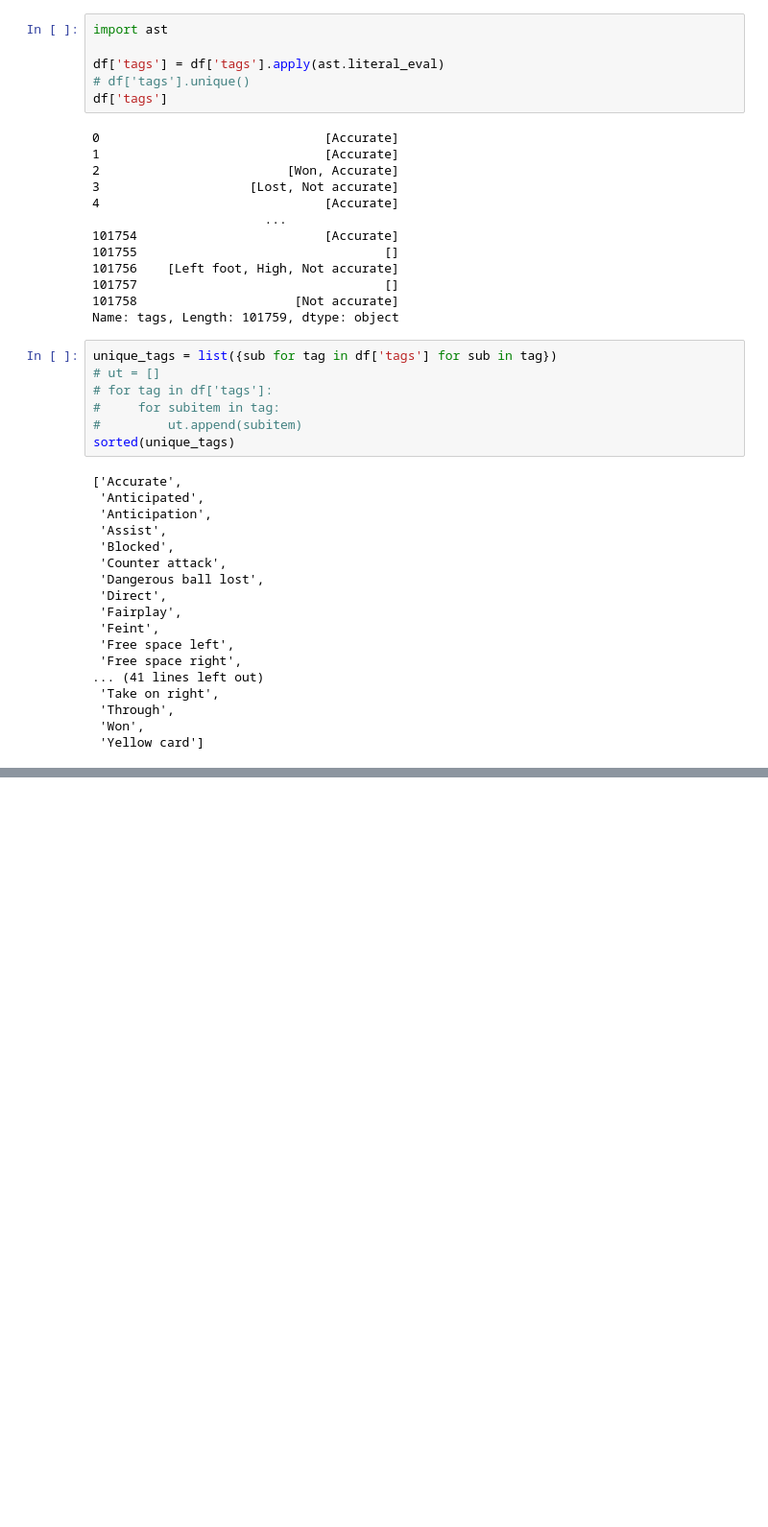
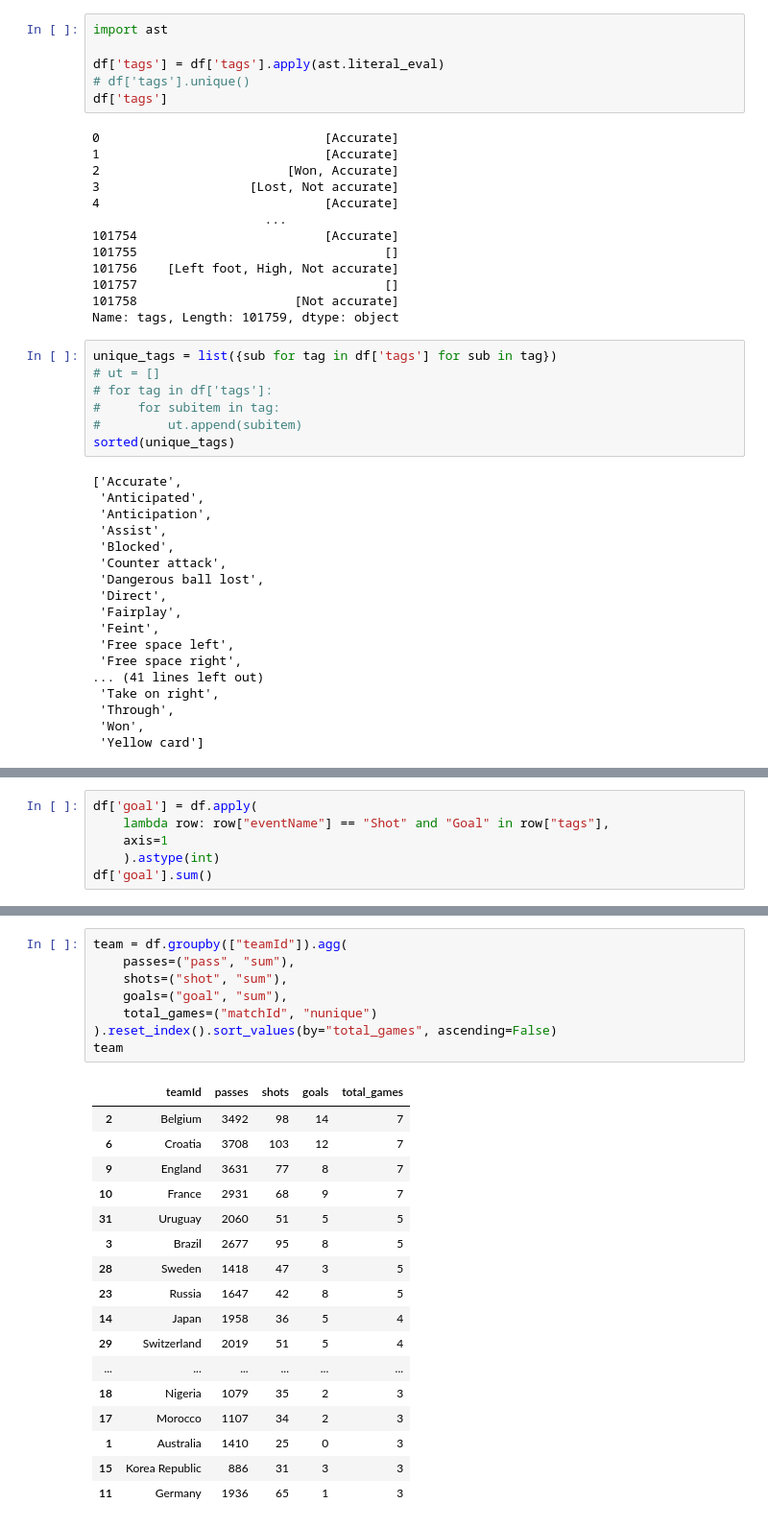
Before and after one commit to nkmwicz/python-classwork2025f, a Jupyter notebook: 9.1-corr-stats.ipynb, the cells around one changed output, grey strips where cells are left out. Shown: that part at 96% size. Drawn from its saved outputs; the diff is of its cells as text; blank space fills up the shorter version.

Commit message:
add team correlations

```diff
--- a/9.1-corr-stats.ipynb
+++ b/9.1-corr-stats.ipynb
@@ -151,3 +159,9 @@ df['shot'] = df['eventName'].apply(lambda item: item=="Shot").astype(int)
 df['shot'].sum()
 # %% [output]
 np.int64(1419)
+# %%
+df['goal'] = df.apply(
+    lambda row: row["eventName"] == "Shot" and "Goal" in row["tags"],
+    axis=1
+    ).astype(int)
+df['goal'].sum()
@@ -153,0 +236,26 @@ np.int64(1419)
+# %%
+team = df.groupby(["teamId"]).agg(
+    passes=("pass", "sum"),
+    shots=("shot", "sum"),
+    goals=("goal", "sum"),
+    total_games=("matchId", "nunique")
+).reset_index().sort_values(by="total_games", ascending=False)
+team
+# %% [output]
+|  | teamId | passes | shots | goals | total_games |
+| 2 | Belgium | 3492 | 98 | 14 | 7 |
+| 6 | Croatia | 3708 | 103 | 12 | 7 |
+| 9 | England | 3631 | 77 | 8 | 7 |
+| 10 | France | 2931 | 68 | 9 | 7 |
+| 31 | Uruguay | 2060 | 51 | 5 | 5 |
+| 3 | Brazil | 2677 | 95 | 8 | 5 |
+| 28 | Sweden | 1418 | 47 | 3 | 5 |
+| 23 | Russia | 1647 | 42 | 8 | 5 |
+| 14 | Japan | 1958 | 36 | 5 | 4 |
+| 29 | Switzerland | 2019 | 51 | 5 | 4 |
+| ... | ... | ... | ... | ... | ... |
+| 18 | Nigeria | 1079 | 35 | 2 | 3 |
+| 17 | Morocco | 1107 | 34 | 2 | 3 |
+| 1 | Australia | 1410 | 25 | 0 | 3 |
+| 15 | Korea Republic | 886 | 31 | 3 | 3 |
+| 11 | Germany | 1936 | 65 | 1 | 3 |
```
Also changed, not shown: parts of 7 cells of this notebook.
